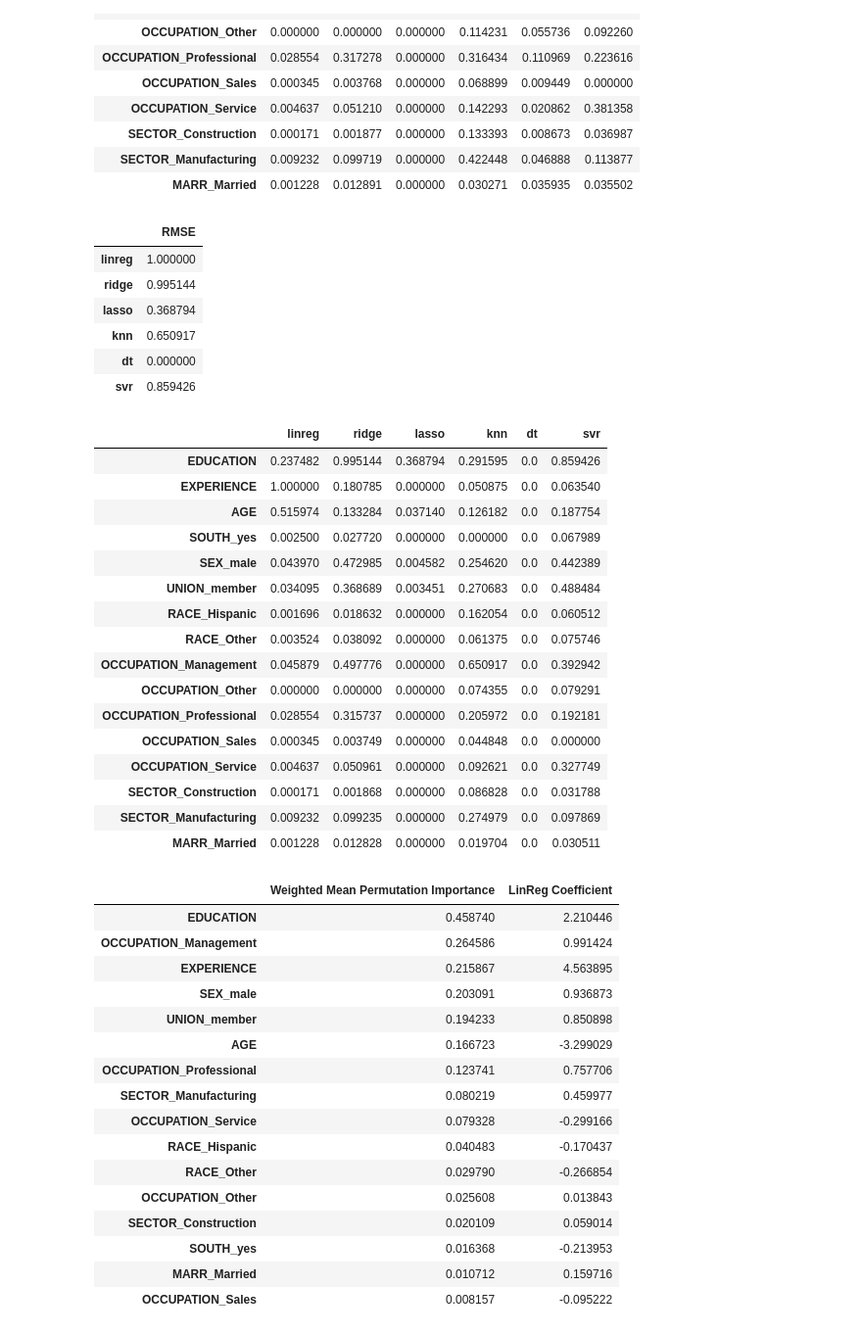
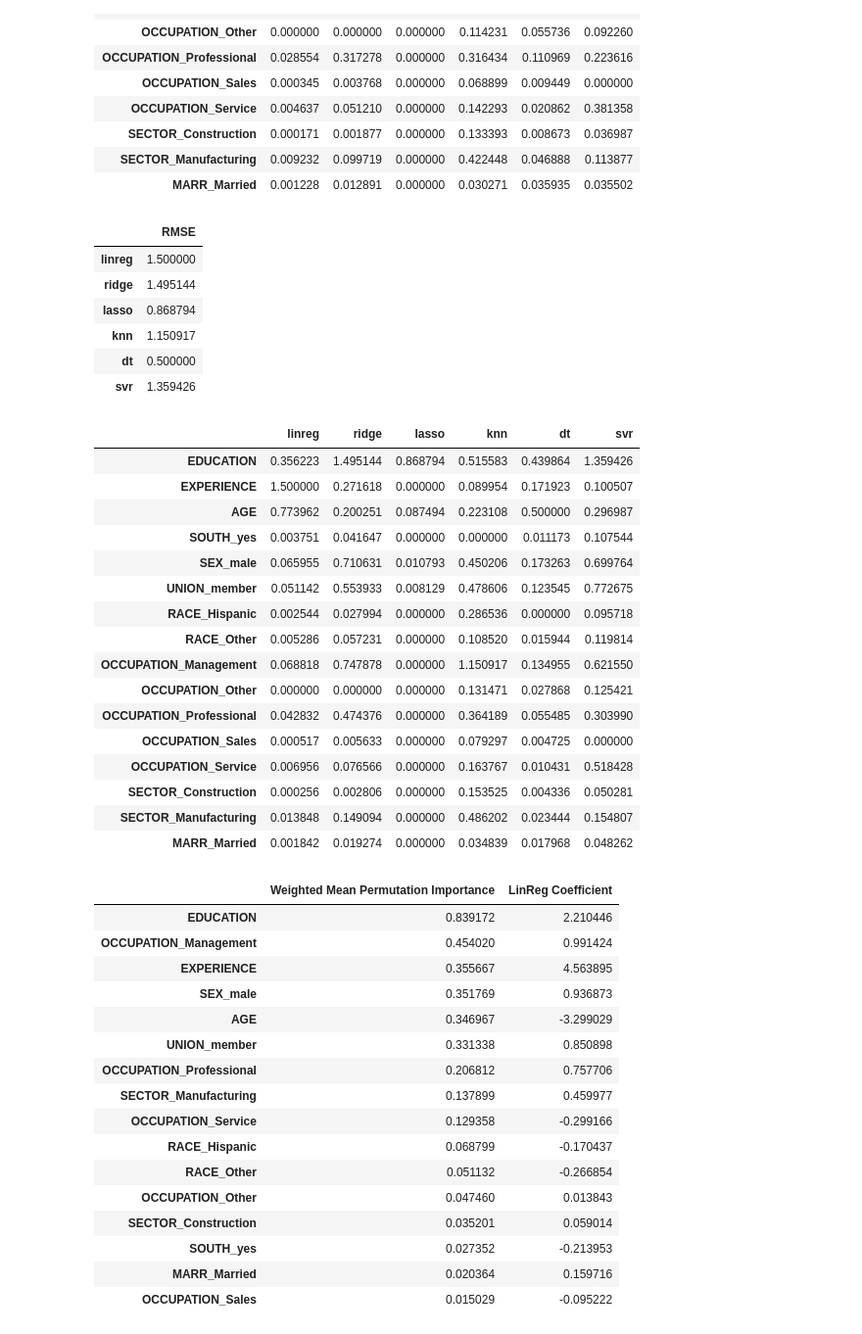
Before and after one commit to mattbenn/Explorations-in-Machine-Learning, a Jupyter notebook: M21 - Ensemble Techniques/try_it_21.1.ipynb, the cells around one changed output. Shown at 98% size. Drawn from its saved outputs; the diff is of its cells as text; code cells hidden in the pictures.

```diff
--- a/M21 - Ensemble Techniques/try_it_21.1.ipynb
+++ b/M21 - Ensemble Techniques/try_it_21.1.ipynb
@@ -293,16 +293,16 @@ norm_importance_df
 | MARR_Married | 0.001228 | 0.012891 | 0.000000 | 0.030271 | 0.035935 | 0.035502 |
 # %%
 accuracy_df = pd.DataFrame(accuracy_dict, index = ['RMSE']).T.drop('ensemble')
-accuracy_df = 1 - (accuracy_df - accuracy_df.min()) / (accuracy_df.max() - accuracy_df.min())
+accuracy_df = (1 - (accuracy_df - accuracy_df.min()) / (accuracy_df.max() - accuracy_df.min())) + 0.5
 accuracy_df
 # %% [output]
 |  | RMSE |
-| linreg | 1.000000 |
-| ridge | 0.995144 |
-| lasso | 0.368794 |
-| knn | 0.650917 |
-| dt | 0.000000 |
-| svr | 0.859426 |
+| linreg | 1.500000 |
+| ridge | 1.495144 |
+| lasso | 0.868794 |
+| knn | 1.150917 |
+| dt | 0.500000 |
+| svr | 1.359426 |
 # %%
 final_importance_df = norm_importance_df.copy()
 
@@ -312,43 +312,43 @@ for xform in norm_importance_df.columns:
 final_importance_df
 # %% [output]
 |  | linreg | ridge | lasso | knn | dt | svr |
-| EDUCATION | 0.237482 | 0.995144 | 0.368794 | 0.291595 | 0.0 | 0.859426 |
-| EXPERIENCE | 1.000000 | 0.180785 | 0.000000 | 0.050875 | 0.0 | 0.063540 |
-| AGE | 0.515974 | 0.133284 | 0.037140 | 0.126182 | 0.0 | 0.187754 |
-| SOUTH_yes | 0.002500 | 0.027720 | 0.000000 | 0.000000 | 0.0 | 0.067989 |
-| SEX_male | 0.043970 | 0.472985 | 0.004582 | 0.254620 | 0.0 | 0.442389 |
-| UNION_member | 0.034095 | 0.368689 | 0.003451 | 0.270683 | 0.0 | 0.488484 |
-| RACE_Hispanic | 0.001696 | 0.018632 | 0.000000 | 0.162054 | 0.0 | 0.060512 |
-| RACE_Other | 0.003524 | 0.038092 | 0.000000 | 0.061375 | 0.0 | 0.075746 |
-| OCCUPATION_Management | 0.045879 | 0.497776 | 0.000000 | 0.650917 | 0.0 | 0.392942 |
-| OCCUPATION_Other | 0.000000 | 0.000000 | 0.000000 | 0.074355 | 0.0 | 0.079291 |
-| OCCUPATION_Professional | 0.028554 | 0.315737 | 0.000000 | 0.205972 | 0.0 | 0.192181 |
-| OCCUPATION_Sales | 0.000345 | 0.003749 | 0.000000 | 0.044848 | 0.0 | 0.000000 |
-| OCCUPATION_Service | 0.004637 | 0.050961 | 0.000000 | 0.092621 | 0.0 | 0.327749 |
-| SECTOR_Construction | 0.000171 | 0.001868 | 0.000000 | 0.086828 | 0.0 | 0.031788 |
-| SECTOR_Manufacturing | 0.009232 | 0.099235 | 0.000000 | 0.274979 | 0.0 | 0.097869 |
-| MARR_Married | 0.001228 | 0.012828 | 0.000000 | 0.019704 | 0.0 | 0.030511 |
+| EDUCATION | 0.356223 | 1.495144 | 0.868794 | 0.515583 | 0.439864 | 1.359426 |
+| EXPERIENCE | 1.500000 | 0.271618 | 0.000000 | 0.089954 | 0.171923 | 0.100507 |
+| AGE | 0.773962 | 0.200251 | 0.087494 | 0.223108 | 0.500000 | 0.296987 |
+| SOUTH_yes | 0.003751 | 0.041647 | 0.000000 | 0.000000 | 0.011173 | 0.107544 |
+| SEX_male | 0.065955 | 0.710631 | 0.010793 | 0.450206 | 0.173263 | 0.699764 |
+| UNION_member | 0.051142 | 0.553933 | 0.008129 | 0.478606 | 0.123545 | 0.772675 |
+| RACE_Hispanic | 0.002544 | 0.027994 | 0.000000 | 0.286536 | 0.000000 | 0.095718 |
+| RACE_Other | 0.005286 | 0.057231 | 0.000000 | 0.108520 | 0.015944 | 0.119814 |
+| OCCUPATION_Management | 0.068818 | 0.747878 | 0.000000 | 1.150917 | 0.134955 | 0.621550 |
+| OCCUPATION_Other | 0.000000 | 0.000000 | 0.000000 | 0.131471 | 0.027868 | 0.125421 |
+| OCCUPATION_Professional | 0.042832 | 0.474376 | 0.000000 | 0.364189 | 0.055485 | 0.303990 |
+| OCCUPATION_Sales | 0.000517 | 0.005633 | 0.000000 | 0.079297 | 0.004725 | 0.000000 |
+| OCCUPATION_Service | 0.006956 | 0.076566 | 0.000000 | 0.163767 | 0.010431 | 0.518428 |
+| SECTOR_Construction | 0.000256 | 0.002806 | 0.000000 | 0.153525 | 0.004336 | 0.050281 |
+| SECTOR_Manufacturing | 0.013848 | 0.149094 | 0.000000 | 0.486202 | 0.023444 | 0.154807 |
+| MARR_Married | 0.001842 | 0.019274 | 0.000000 | 0.034839 | 0.017968 | 0.048262 |
 # %%
 importance_mean_df = pd.DataFrame(final_importance_df.T.mean(), columns = ['Weighted Mean Permutation Importance']).sort_values('Weighted Mean Permutation Importance', ascending=False)
 linreg_coefs = pd.DataFrame(models['linreg'].coef_, columns = ['LinReg Coefficient'], index = models['linreg'].feature_names_in_)
-importance_df = pd.concat([importance_mean_df, linreg_coefs], axis = 1)
+importance_df = pd.concat([importance_mean_df, linreg_coefs], axis = 1).sort_values('Weighted Mean Permutation Importance', ascending = False)
 
 importance_df
 # %% [output]
 |  | Weighted Mean Permutation Importance | LinReg Coefficient |
-| EDUCATION | 0.458740 | 2.210446 |
-| OCCUPATION_Management | 0.264586 | 0.991424 |
-| EXPERIENCE | 0.215867 | 4.563895 |
-| SEX_male | 0.203091 | 0.936873 |
-| UNION_member | 0.194233 | 0.850898 |
-| AGE | 0.166723 | -3.299029 |
-| OCCUPATION_Professional | 0.123741 | 0.757706 |
-| SECTOR_Manufacturing | 0.080219 | 0.459977 |
-| OCCUPATION_Service | 0.079328 | -0.299166 |
-| RACE_Hispanic | 0.040483 | -0.170437 |
-| RACE_Other | 0.029790 | -0.266854 |
-| OCCUPATION_Other | 0.025608 | 0.013843 |
-| SECTOR_Construction | 0.020109 | 0.059014 |
-| SOUTH_yes | 0.016368 | -0.213953 |
-| MARR_Married | 0.010712 | 0.159716 |
-| OCCUPATION_Sales | 0.008157 | -0.095222 |
+| EDUCATION | 0.839172 | 2.210446 |
+| OCCUPATION_Management | 0.454020 | 0.991424 |
+| EXPERIENCE | 0.355667 | 4.563895 |
+| SEX_male | 0.351769 | 0.936873 |
+| AGE | 0.346967 | -3.299029 |
+| UNION_member | 0.331338 | 0.850898 |
+| OCCUPATION_Professional | 0.206812 | 0.757706 |
+| SECTOR_Manufacturing | 0.137899 | 0.459977 |
+| OCCUPATION_Service | 0.129358 | -0.299166 |
+| RACE_Hispanic | 0.068799 | -0.170437 |
+| RACE_Other | 0.051132 | -0.266854 |
+| OCCUPATION_Other | 0.047460 | 0.013843 |
+| SECTOR_Construction | 0.035201 | 0.059014 |
+| SOUTH_yes | 0.027352 | -0.213953 |
+| MARR_Married | 0.020364 | 0.159716 |
+| OCCUPATION_Sales | 0.015029 | -0.095222 |
```
Also changed, not shown: parts of 1 cell of this notebook.
